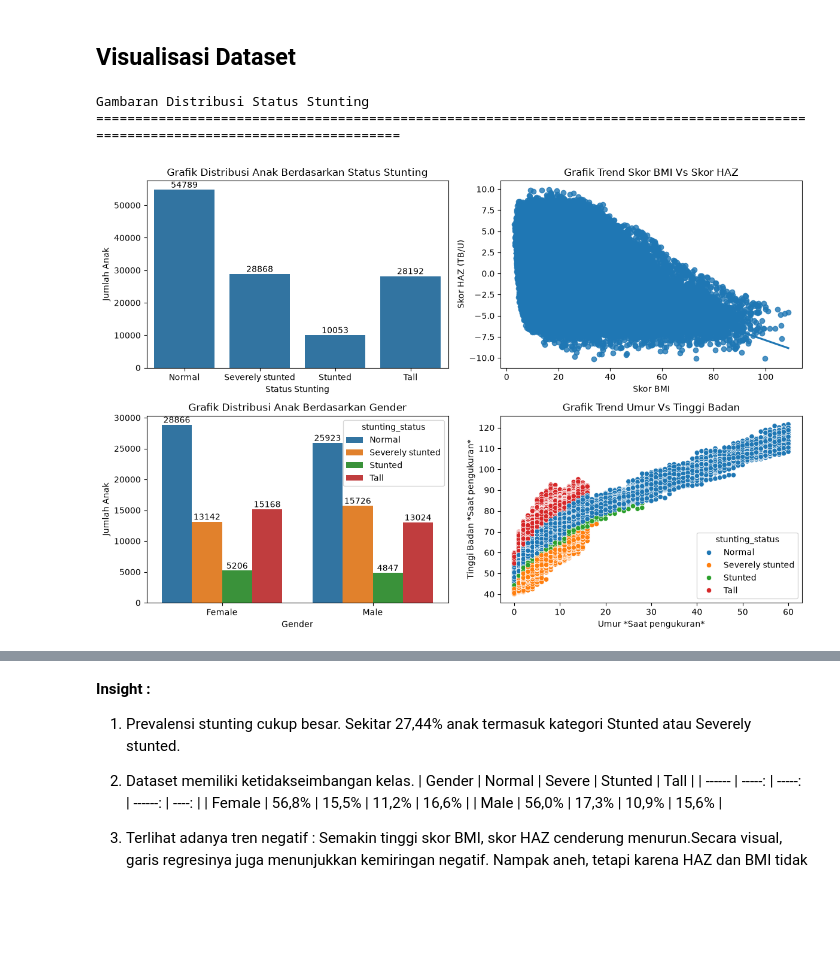
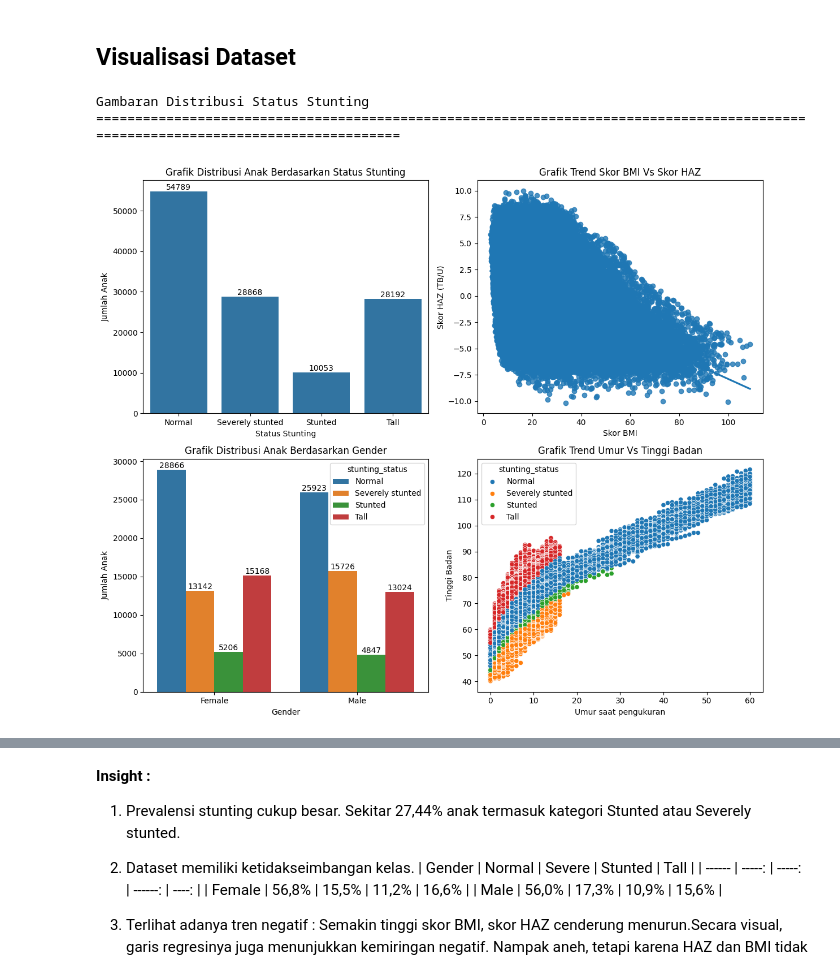
Before and after one commit to ferdycov/stuntingRisk, a Jupyter notebook: risk_prediction_with_ts_final.ipynb, the cells around one changed output, grey strips where cells are left out. Cells and saved outputs as stored; diff of their text form; code cells hidden in the pictures; blank space fills up the shorter version.

```diff
--- a/risk_prediction_with_ts_final.ipynb
+++ b/risk_prediction_with_ts_final.ipynb
@@ -478,42 +437,43 @@ Tabel berhasil disimpan!
 # %%
 print(f"Gambaran Distribusi Status Stunting")
 print("="*130)
-plt.figure(figsize=(12, 8))
+plt.figure(figsize=(12, 10))
 
 plt.subplot(2, 2, 1)
 ax = sns.countplot(df_timeseries, x='stunting_status')
 ax.set_ylabel("Jumlah Anak")
 ax.set_xlabel("Status Stunting")
 ax.bar_label(ax.containers[0])
 ax.title.set_text('Grafik Distribusi Anak Berdasarkan Status Stunting')
 
 plt.subplot(2, 2, 2)
 ax1 = sns.regplot(df_timeseries, x='measurement_bmi', y='haz_score')
 plt.title('Body mass index vs HAZ Score')
 ax1.set_xlabel("Skor BMI")
 ax1.set_ylabel("Skor HAZ (TB/U)")
 ax1.title.set_text('Grafik Trend Skor BMI Vs Skor HAZ')
 
 plt.subplot(2, 2, 3)
 ax2 = sns.countplot(df_timeseries, x='sex', hue='stunting_status')
 ax2.set_ylabel("Jumlah Anak")
 ax2.set_xlabel("Gender")
 for x in ax2.containers :
   ax2.bar_label(x)
 ax2.title.set_text('Grafik Distribusi Anak Berdasarkan Gender')
 
 plt.subplot(2, 2, 4)
 ax3 = sns.scatterplot(df_timeseries, x="measurement_age_months", y="measurement_height_cm", hue="stunting_status")
-ax3.set_xlabel("Umur *Saat pengukuran*")
-ax3.set_ylabel("Tinggi Badan *Saat pengukuran*")
+ax3.set_xlabel("Umur saat pengukuran")
+ax3.set_ylabel("Tinggi Badan")
 ax3.title.set_text("Grafik Trend Umur Vs Tinggi Badan")
 
 plt.tight_layout()
+plt.savefig("grafik_kombinasi.png", dpi=300, bbox_inches='tight')
 plt.show()
 # %% [output]
 Gambaran Distribusi Status Stunting
 ==================================================================================================================================
-[figure, old version]
+[figure, new version]
 # %%
 # Matriks Korelasi
 corr_tab = (
```
Also changed, not shown: parts of 28 cells of this notebook, 8 other files.
